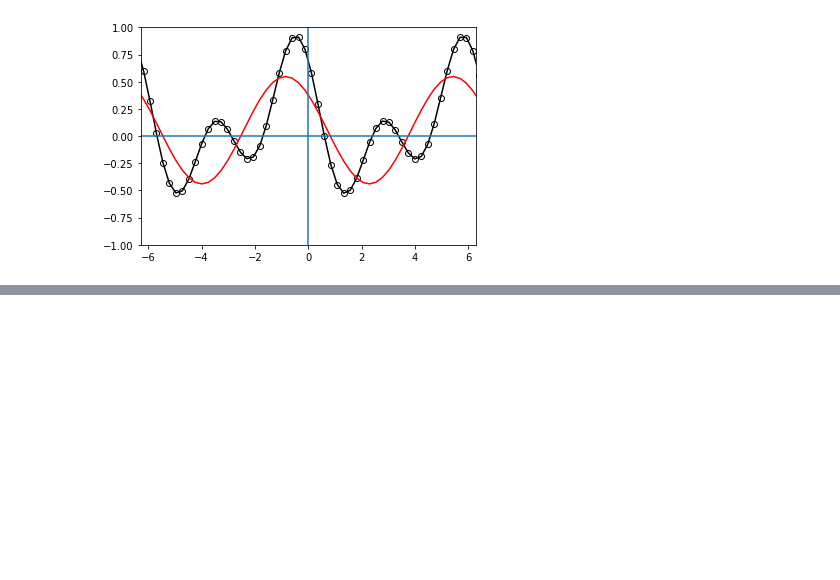
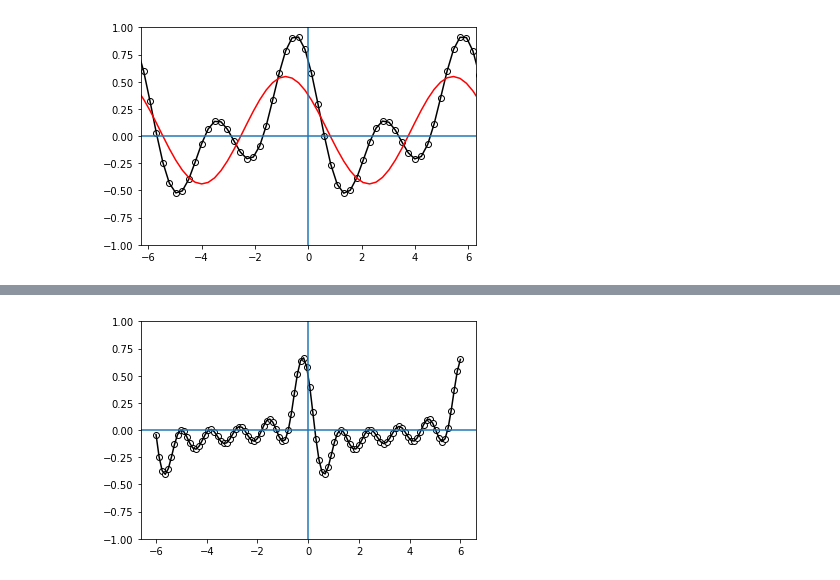
Before and after one commit to Pratha-Me/Expressivity-Quantum-Data-encoding-Fourier-Series, a Jupyter notebook: codes.ipynb, the cells around one changed output, grey strips where cells are left out. Saved outputs shown, nothing was run; the diff lists cells and outputs as text; code cells hidden in the pictures; blank space fills up the shorter version.

Commit message:
The degree 5 truncated Fourier series is replicated FIG. 5. in the paper

```diff
--- a/codes.ipynb
+++ b/codes.ipynb
@@ -320,0 +354,27 @@ plt.show()
+# %%
+degree = 5
+
+def target_function(x, degree):
+
+    coeffs = [0.05 + 0.05j]*degree  # coefficients of non-zero frequencies
+    coeff_0 = 0.0  # coefficient of zero frequency
+    scale_target = 1.  # scale_target of the data
+
+    res = 0.0 + 0.0j
+    for idx, coeff in enumerate(coeffs):
+        exponent = np.complex128((idx+1) * 1j * scale_target * x)
+        conj_coeff = np.conjugate(coeff)
+        res += coeff * np.exp(exponent) + conj_coeff * np.exp(-exponent)
+    return np.real(res + coeff_0)
+
+x = np.linspace(-6, 6, data_points, requires_grad=False)
+target_y = np.array([target_function(x_, degree) for x_ in x], requires_grad=False)
+
+plt.plot(x, target_y, color='black')
+plt.scatter(x, target_y, facecolor='white', edgecolor='black')
+plt.ylim(-1, 1)
+plt.axvline(0.0)
+plt.axhline(0.0)
+plt.show()
+# %% [output]
+[figure, added]
```
Also changed, not shown: parts of 23 cells of this notebook, 11 other files.
